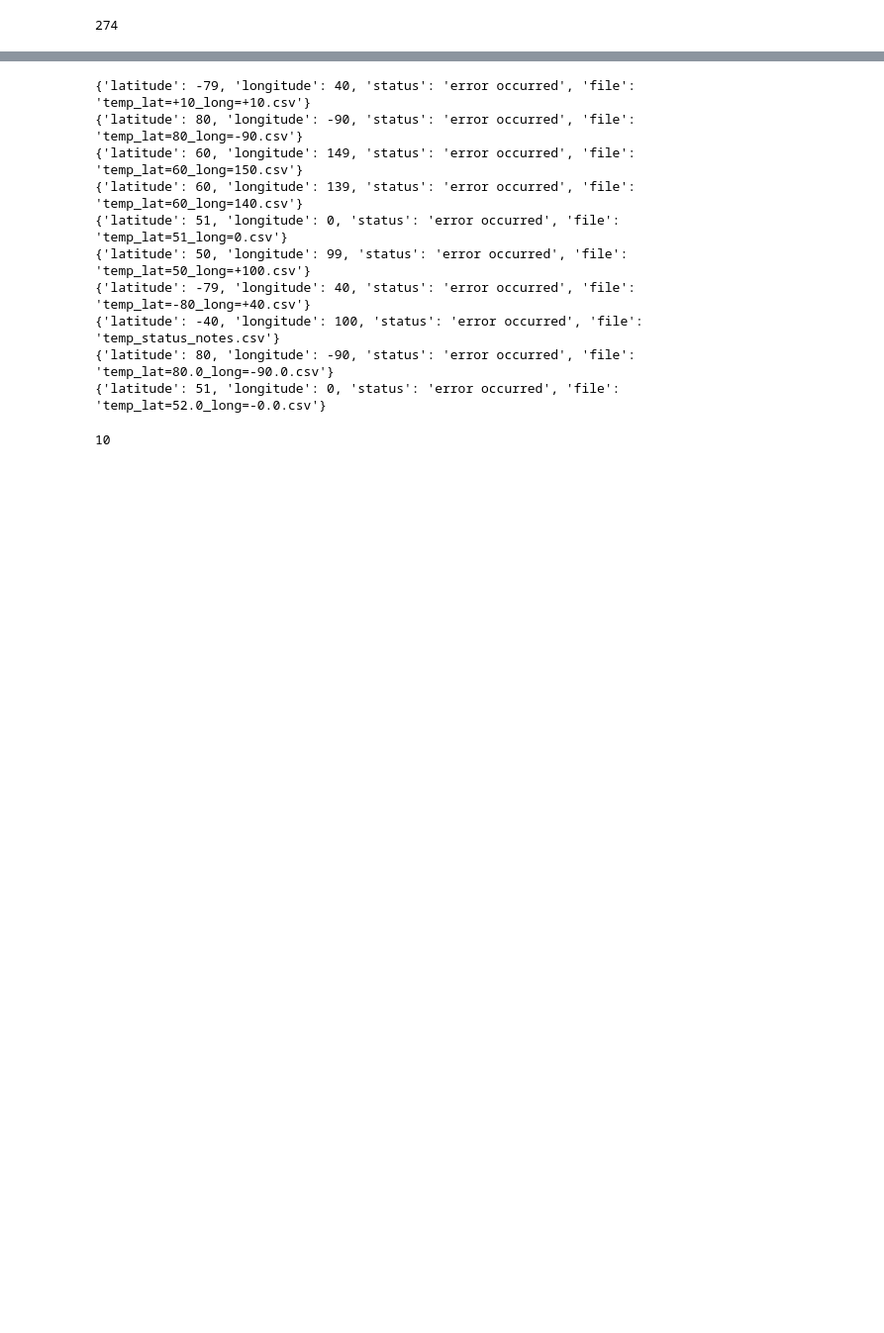
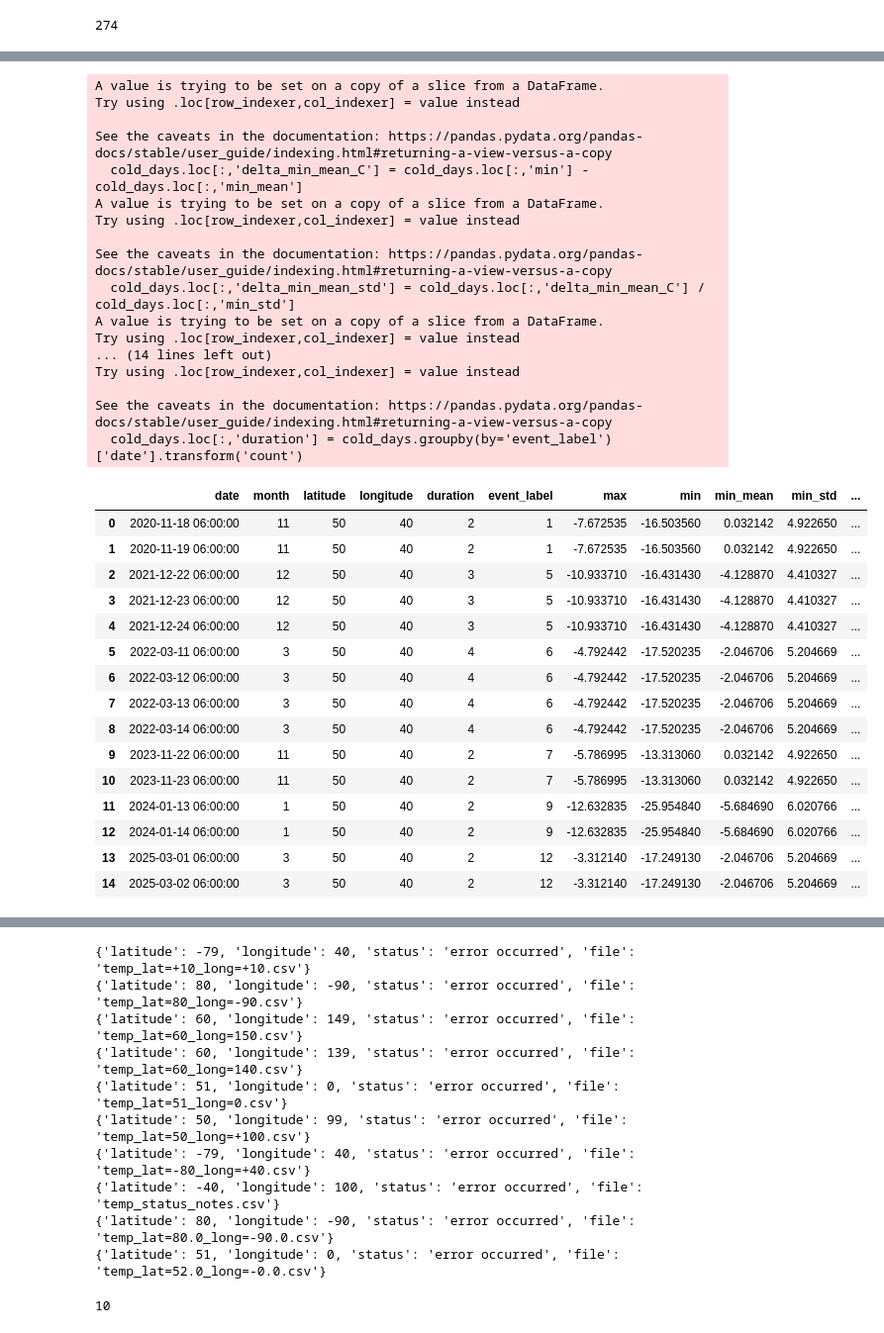
Before and after one commit to erindepree/project4, a Jupyter notebook: code/erin_extreme_temp_full.ipynb, the cells around one changed output, grey strips where cells are left out. Shown: that part at 99% size. Saved outputs shown, nothing was run; the diff lists cells and outputs as text; code cells hidden in the pictures; blank space fills up the shorter version.

```diff
--- a/code/erin_extreme_temp_full.ipynb
+++ b/code/erin_extreme_temp_full.ipynb
@@ -198,0 +350,36 @@ def find_extreme_temp_events(data):
+# %%
+find_cold_waves(df_big)
+# %% [output]
+A value is trying to be set on a copy of a slice from a DataFrame.
+Try using .loc[row_indexer,col_indexer] = value instead
+
+See the caveats in the documentation: https://pandas.pydata.org/pandas-docs/stable/user_guide/indexing.html#returning-a-view-versus-a-copy
+  cold_days.loc[:,'delta_min_mean_C'] = cold_days.loc[:,'min'] - cold_days.loc[:,'min_mean']
+A value is trying to be set on a copy of a slice from a DataFrame.
+Try using .loc[row_indexer,col_indexer] = value instead
+
+See the caveats in the documentation: https://pandas.pydata.org/pandas-docs/stable/user_guide/indexing.html#returning-a-view-versus-a-copy
+  cold_days.loc[:,'delta_min_mean_std'] = cold_days.loc[:,'delta_min_mean_C'] / cold_days.loc[:,'min_std']
+A value is trying to be set on a copy of a slice from a DataFrame.
+Try using .loc[row_indexer,col_indexer] = value instead
+... (14 lines left out)
+Try using .loc[row_indexer,col_indexer] = value instead
+
+See the caveats in the documentation: https://pandas.pydata.org/pandas-docs/stable/user_guide/indexing.html#returning-a-view-versus-a-copy
+  cold_days.loc[:,'duration'] = cold_days.groupby(by='event_label')['date'].transform('count')
+|  | date | month | latitude | longitude | duration | event_label | max | min | min_mean | min_std | ... |
+| 0 | 2020-11-18 06:00:00 | 11 | 50 | 40 | 2 | 1 | -7.672535 | -16.503560 | 0.032142 | 4.922650 | ... |
+| 1 | 2020-11-19 06:00:00 | 11 | 50 | 40 | 2 | 1 | -7.672535 | -16.503560 | 0.032142 | 4.922650 | ... |
+| 2 | 2021-12-22 06:00:00 | 12 | 50 | 40 | 3 | 5 | -10.933710 | -16.431430 | -4.128870 | 4.410327 | ... |
+| 3 | 2021-12-23 06:00:00 | 12 | 50 | 40 | 3 | 5 | -10.933710 | -16.431430 | -4.128870 | 4.410327 | ... |
+| 4 | 2021-12-24 06:00:00 | 12 | 50 | 40 | 3 | 5 | -10.933710 | -16.431430 | -4.128870 | 4.410327 | ... |
+| 5 | 2022-03-11 06:00:00 | 3 | 50 | 40 | 4 | 6 | -4.792442 | -17.520235 | -2.046706 | 5.204669 | ... |
+| 6 | 2022-03-12 06:00:00 | 3 | 50 | 40 | 4 | 6 | -4.792442 | -17.520235 | -2.046706 | 5.204669 | ... |
+| 7 | 2022-03-13 06:00:00 | 3 | 50 | 40 | 4 | 6 | -4.792442 | -17.520235 | -2.046706 | 5.204669 | ... |
+| 8 | 2022-03-14 06:00:00 | 3 | 50 | 40 | 4 | 6 | -4.792442 | -17.520235 | -2.046706 | 5.204669 | ... |
+| 9 | 2023-11-22 06:00:00 | 11 | 50 | 40 | 2 | 7 | -5.786995 | -13.313060 | 0.032142 | 4.922650 | ... |
+| 10 | 2023-11-23 06:00:00 | 11 | 50 | 40 | 2 | 7 | -5.786995 | -13.313060 | 0.032142 | 4.922650 | ... |
+| 11 | 2024-01-13 06:00:00 | 1 | 50 | 40 | 2 | 9 | -12.632835 | -25.954840 | -5.684690 | 6.020766 | ... |
+| 12 | 2024-01-14 06:00:00 | 1 | 50 | 40 | 2 | 9 | -12.632835 | -25.954840 | -5.684690 | 6.020766 | ... |
+| 13 | 2025-03-01 06:00:00 | 3 | 50 | 40 | 2 | 12 | -3.312140 | -17.249130 | -2.046706 | 5.204669 | ... |
+| 14 | 2025-03-02 06:00:00 | 3 | 50 | 40 | 2 | 12 | -3.312140 | -17.249130 | -2.046706 | 5.204669 | ... |
```
Also changed, not shown: parts of 38 cells of this notebook, 2 other files.
